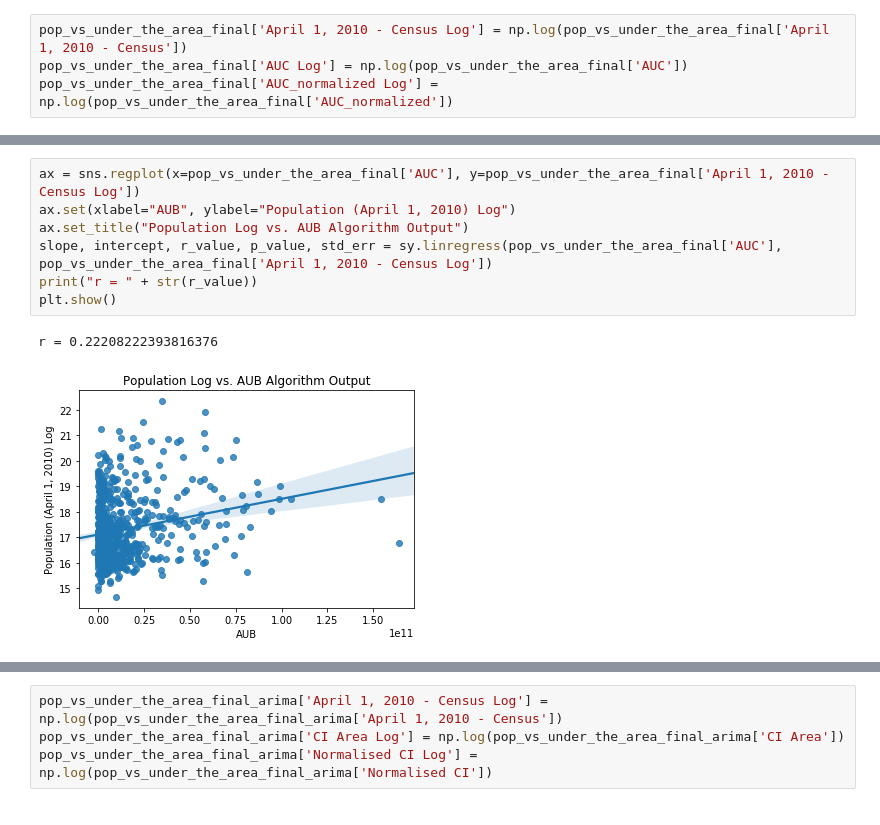
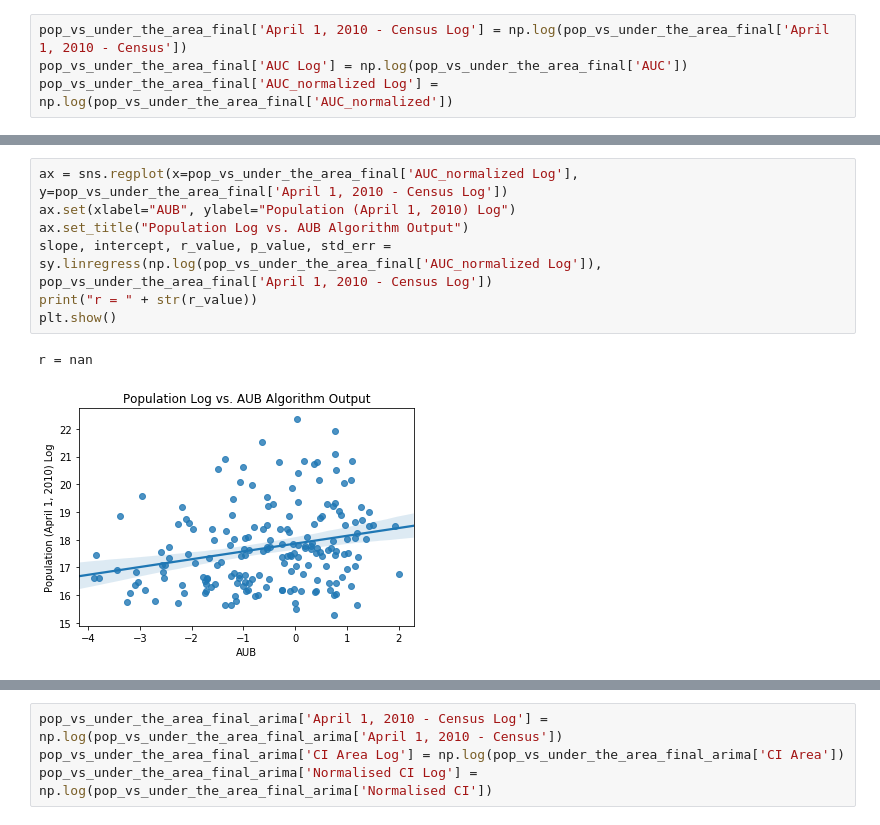
Before and after one commit to agupta01/ds3-zillow, a Jupyter notebook: population vs under the area.ipynb, the cells around one changed output, grey strips where cells are left out. Cells and saved outputs as stored; diff of their text form.

```diff
--- a/population vs under the area.ipynb
+++ b/population vs under the area.ipynb
@@ -656,13 +546,13 @@ r = 0.16798558915998796
 # %%
-ax = sns.regplot(x=pop_vs_under_the_area_final['AUC'], y=pop_vs_under_the_area_final['April 1, 2010 - Census Log'])
+ax = sns.regplot(x=pop_vs_under_the_area_final['AUC_normalized Log'], y=pop_vs_under_the_area_final['April 1, 2010 - Census Log'])
 ax.set(xlabel="AUB", ylabel="Population (April 1, 2010) Log")
 ax.set_title("Population Log vs. AUB Algorithm Output")
-slope, intercept, r_value, p_value, std_err = sy.linregress(pop_vs_under_the_area_final['AUC'], pop_vs_under_the_area_final['April 1, 2010 - Census Log'])
+slope, intercept, r_value, p_value, std_err = sy.linregress(np.log(pop_vs_under_the_area_final['AUC_normalized Log']), pop_vs_under_the_area_final['April 1, 2010 - Census Log'])
 print("r = " + str(r_value))
 plt.show()
 # %% [output]
-r = 0.22208222393816376
+r = nan
-[figure, old version]
+[figure, new version]
 # %%
 ax = sns.regplot(x=pop_vs_under_the_area_final['AUC Log'], y=pop_vs_under_the_area_final['April 1, 2010 - Census'])
 ax.set(xlabel="AUB Log", ylabel="Population (April 1, 2010)")
```
Also changed, not shown: parts of 36 cells of this notebook, 6 other files.
